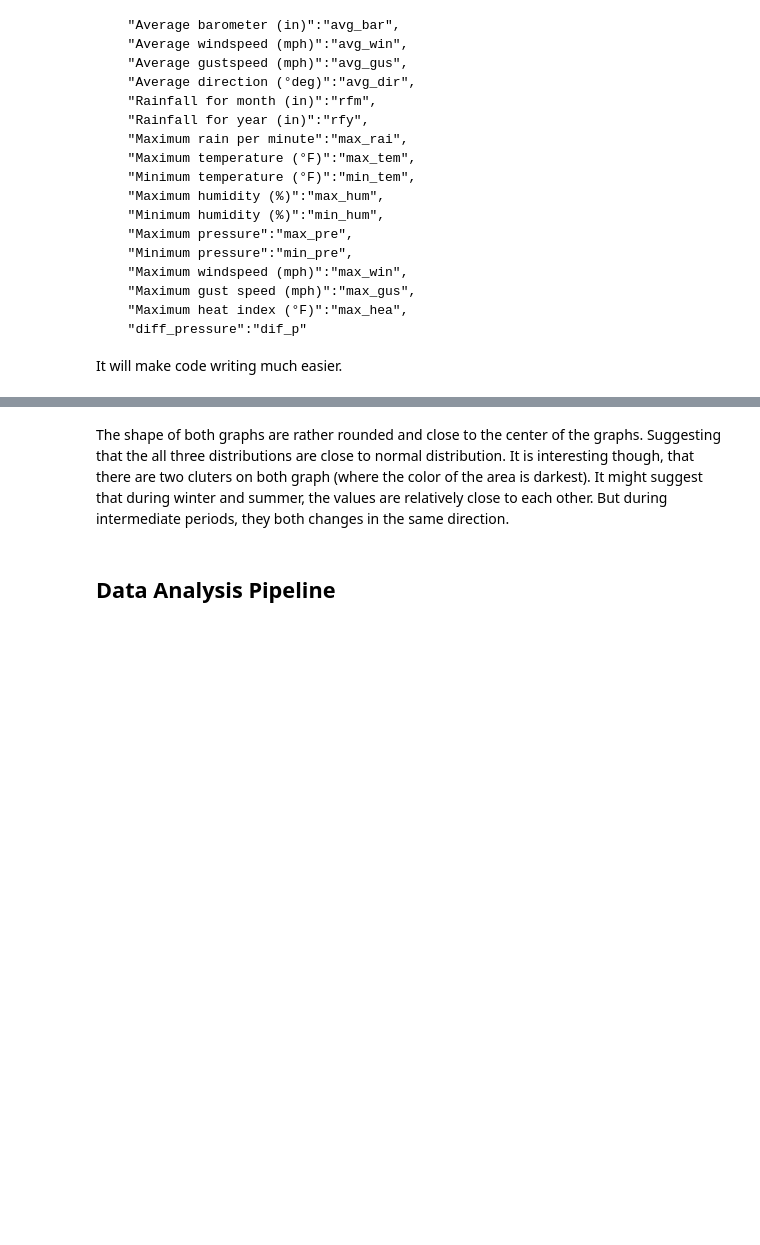
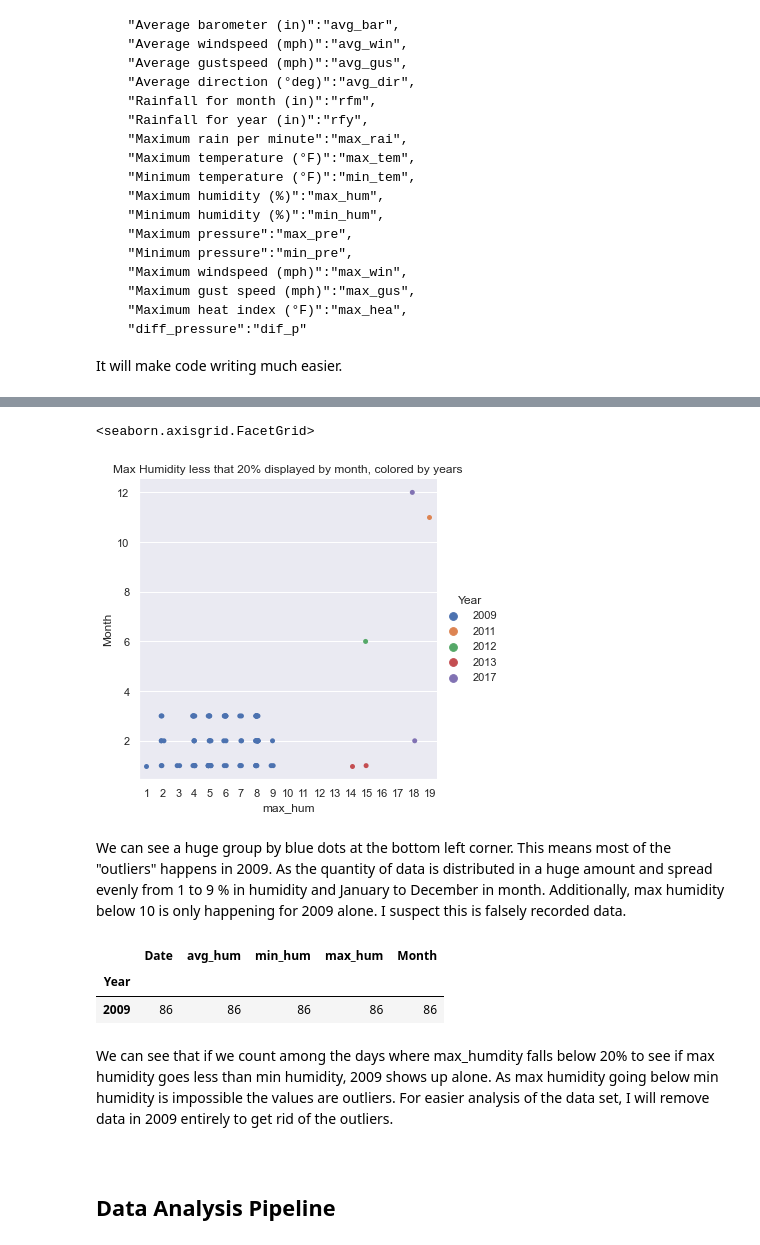
Before and after one commit to ubco-W2022T1-cosc301/project-group29, a Jupyter notebook: notebooks/analysis1.ipynb, the cells around one changed output, grey strips where cells are left out. Cells and saved outputs as stored; diff of their text form; code cells hidden in the pictures; blank space fills up the shorter version.

```diff
--- a/notebooks/analysis1.ipynb
+++ b/notebooks/analysis1.ipynb
@@ -149,0 +161,2 @@ sns.kdeplot(data=df_new, x="avg_dew", y="avg_hum",fill=True,thresh=0, levels=100
+# %%
+df_mh = df_new.loc[df_new.max_hum<20][['Date','avg_hum','min_hum','max_hum','Year','Month']]
@@ -150,8 +169,24 @@ sns.kdeplot(data=df_new, x="avg_dew", y="avg_hum",fill=True,thresh=0, levels=100
+# %%
+(sns.catplot(data=df_mh, x="max_hum",hue="Year",y='Month',order=range(1,20))
+ .set(title='Max Humidity less that 20% displayed by month, colored by years'))
+# %% [output]
+<seaborn.axisgrid.FacetGrid>
+[figure, added]
+# %% [markdown]
+We can see a huge group by blue dots at the bottom left corner. This means most of the "outliers" happens in 2009. As the quantity of data is distributed in a huge amount and spread evenly from 1 to 9 % in humidity and January to December in month. Additionally, max humidity below 10 is only happening for 2009 alone. I suspect this is falsely recorded data.
+# %%
+df_mh.loc[df_mh.max_hum<df_mh.min_hum].groupby(by='Year').count()
+# %% [output]
+|  | Date | avg_hum | min_hum | max_hum | Month |
+| Year |  |  |  |  |  |
+| 2009 | 86 | 86 | 86 | 86 | 86 |
+# %% [markdown]
+We can see that if we count among the days where max_humdity falls below 20% to see if max humidity goes less than min humidity, 2009 shows up alone. As max humidity going below min humidity is impossible the values are outliers. For easier analysis of the data set, I will remove data in 2009 entirely to get rid of the outliers.
 # %% [markdown]
-The shape of both graphs are rather rounded and close to the center of the graphs.
+<!-- The shape of both graphs are rather rounded and close to the center of the graphs.
 Suggesting that the all three distributions are close to normal distribution.
 It is interesting though, that there are two cluters on both graph (where the color of the area is darkest).
-It might suggest that during winter and summer, the values are relatively close to each other. But during intermediate periods, they both changes in the same direction.
+It might suggest that during winter and summer, the values are relatively close to each other. But during intermediate periods, they both changes in the same direction. -->
 # %% [markdown]
 ## Data Analysis Pipeline
 # %% [markdown]
```
Also changed, not shown: parts of 45 cells of this notebook.
